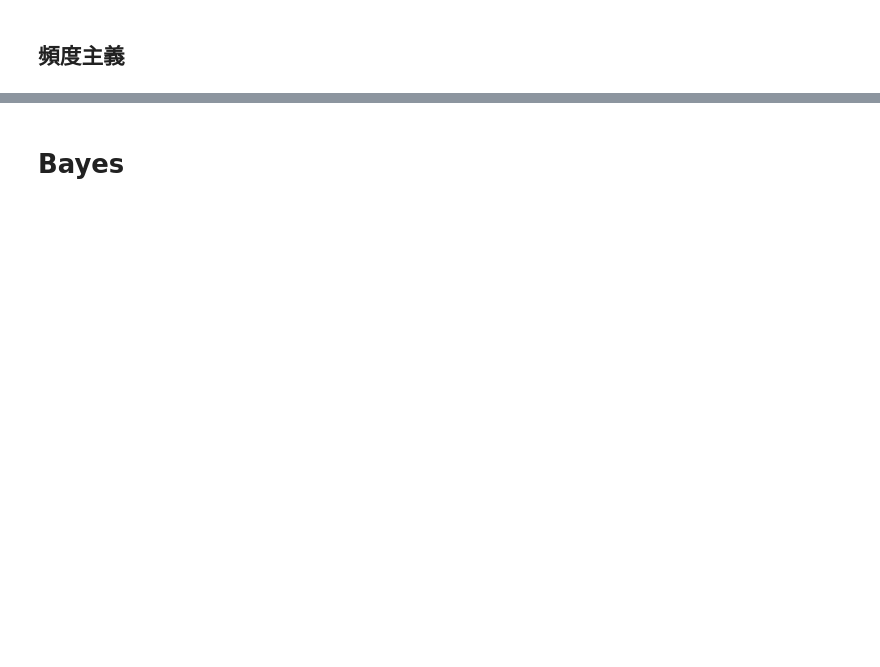
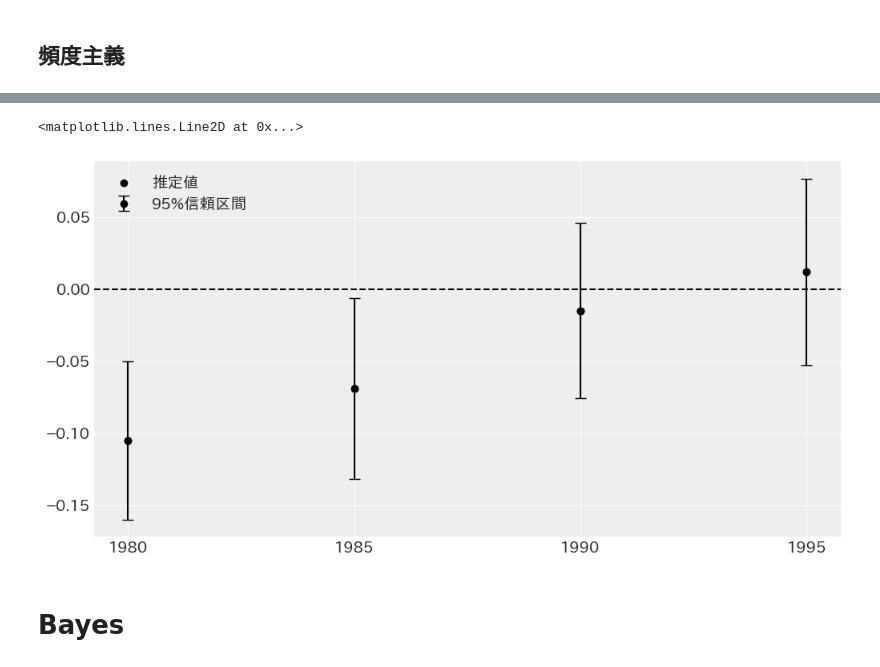
Before and after one commit to Keisei-Akiya/bridge-straw-effects, a Jupyter notebook: src/analysis/placebo_test.ipynb, the cells around one changed output, grey strips where cells are left out. Saved outputs shown, nothing was run; the diff lists cells and outputs as text; code cells hidden in the pictures; blank space fills up the shorter version.

```diff
--- a/src/analysis/placebo_test.ipynb
+++ b/src/analysis/placebo_test.ipynb
@@ -80,8 +78,14 @@ plt.show()
 # %% [markdown]
 ## 頻度主義
 # %%
-formula = 'log_pop_star ~ placebo_treatment - 1'
-y, X = dmatrices(formula, pre_treatment_data, return_type='dataframe')
-freaq_model = sm.OLS(y, X)
-result = freaq_model.fit(cov_type='HC1')
-print(result.summary())
+placebo_effects = pd.DataFrame()
+
+for placebo_year in placebo_year_list:
+    formula = f'log_pop_star ~ placebo_treatment_{placebo_year}'
+    y, X = dmatrices(formula, pre_treatment_data, return_type='dataframe')
+    freaq_model = sm.OLS(y, X)
+    result = freaq_model.fit(cov_type='HC1')
+    # print(result.summary())
+    summary_df = pd.DataFrame(result.summary().tables[1].data[1:], columns=result.summary().tables[1].data[0])
+    summary_df['placebo_year'] = placebo_year
+    placebo_effects = pd.concat([placebo_effects, summary_df])
@@ -105,0 +92,14 @@ Notes:
+# %%
+placebo_effects.drop(index=0, inplace=True)
+# %%
+placebo_effects.reset_index(drop=True)
+placebo_effects['placebo_year'] = placebo_effects['placebo_year'].astype(str)
+placebo_effects.set_index('placebo_year', inplace=True)
+placebo_effects.drop(columns=[''], inplace=True)
+placebo_effects['coef'] = placebo_effects['coef'].astype(float)
+placebo_effects['std err'] = placebo_effects['std err'].astype(float)
+placebo_effects['z'] = placebo_effects['z'].astype(float)
+placebo_effects['P>|z|'] = placebo_effects['P>|z|'].astype(float)
+placebo_effects['[0.025'] = placebo_effects['[0.025'].astype(float)
+placebo_effects['0.975]'] = placebo_effects['0.975]'].astype(float)
+placebo_effects
@@ -106,3 +113,20 @@ Notes:
+# %%
+fig, ax = plt.subplots(figsize=figsize)
+ax.scatter(placebo_effects.index, placebo_effects['coef'], color='black', label='推定値')
+ax.errorbar(
+    x=placebo_effects.index,
+    y=placebo_effects['coef'],
+    yerr=1.96 * placebo_effects['std err'],
+    fmt='o',
+    color='black',
+    capsize=5,
+    label='95%信頼区間',
+)
+ax.legend()
+ax.axhline(y=0, color='black', linestyle='--')
+# %% [output]
+<matplotlib.lines.Line2D at 0x...>
+[figure, added]
 # %% [markdown]
 # Bayes
 # %%
```
Also changed, not shown: parts of 8 cells of this notebook, 3 other files.
